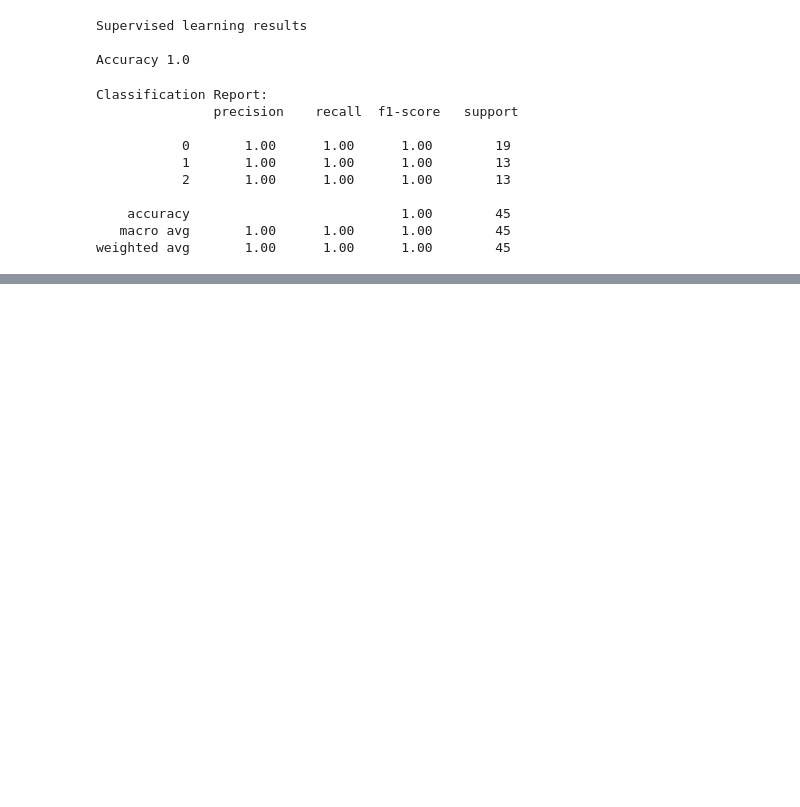
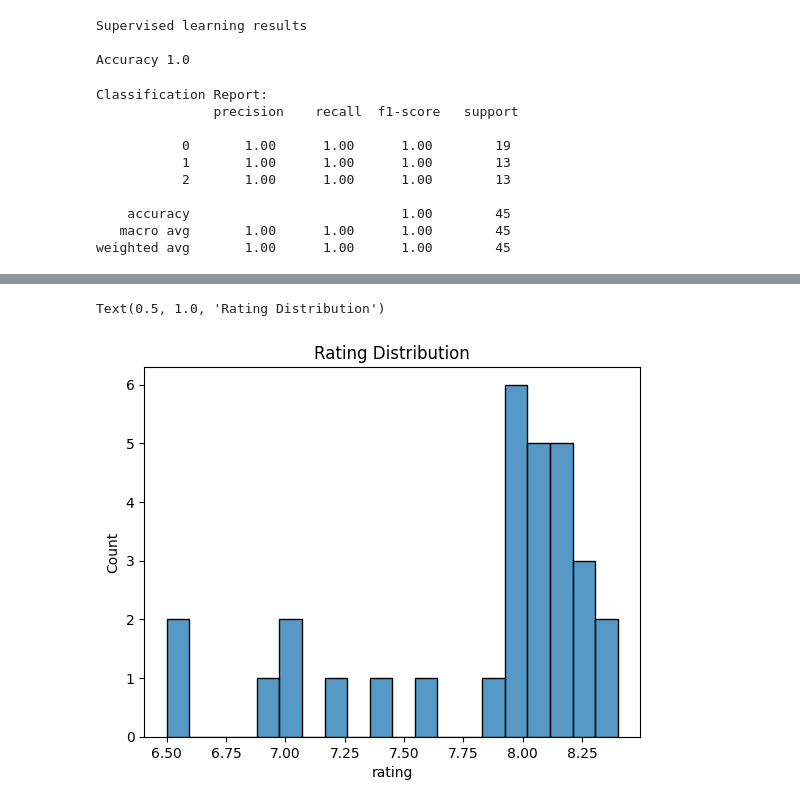
Before and after one commit to saizen7/Python-with-Data-science, a Jupyter notebook: ML.day17.ipynb, the cells around one changed output, grey strips where cells are left out. Saved outputs shown, nothing was run; the diff lists cells and outputs as text; code cells hidden in the pictures; blank space fills up the shorter version.

```diff
--- a/ML.day17.ipynb
+++ b/ML.day17.ipynb
@@ -240,0 +358,8 @@ weighted avg       1.00      1.00      1.00        45
+# %%
+# Rating Distribution
+plt.figure()
+sns.histplot(movies['rating'],bins=20)
+plt.title("Rating Distribution")
+# %% [output]
+Text(0.5, 1.0, 'Rating Distribution')
+[figure, added]
```
Also changed, not shown: parts of 14 cells of this notebook, 2 other files.
